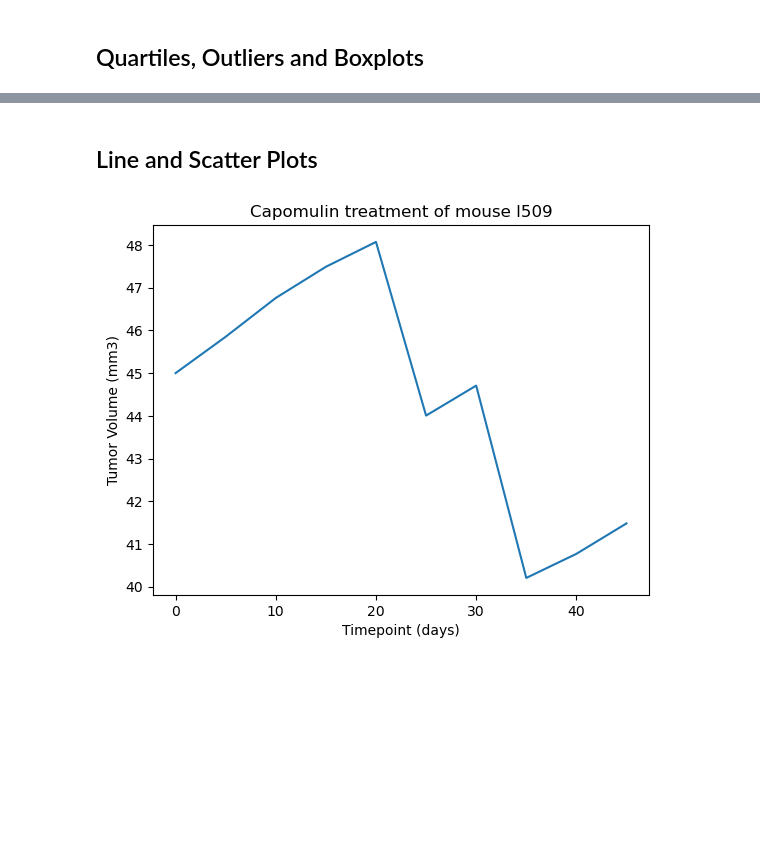
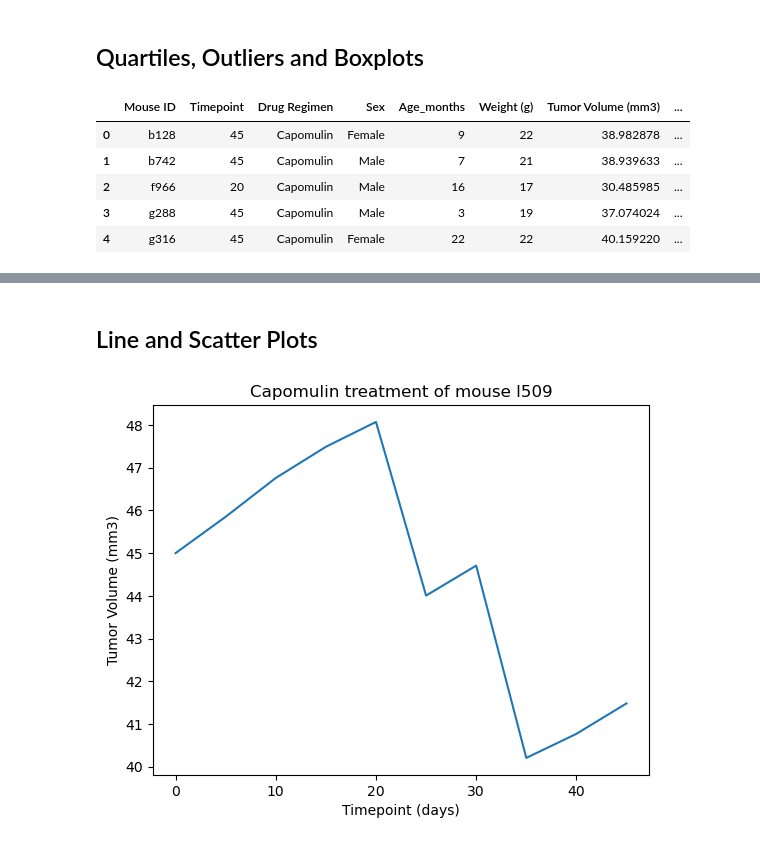
Before and after one commit to DakNewcomb/Module_5_challenge, a Jupyter notebook: Pymaceuticals/pymaceuticals_starter.ipynb, the cells around one changed output, grey strips where cells are left out. Saved outputs shown, nothing was run; the diff lists cells and outputs as text; code cells hidden in the pictures; blank space fills up the shorter version.

```diff
--- a/Pymaceuticals/pymaceuticals_starter.ipynb
+++ b/Pymaceuticals/pymaceuticals_starter.ipynb
@@ -165,8 +171,28 @@ Text(0, 0.5, 'Number of Observed Mouse Timepoints')
 # %%
 # Calculate the final tumor volume of each mouse across four of the treatment regimens:
 # Capomulin, Ramicane, Infubinol, and Ceftamin
+Capomulin = cleaned_df.loc[(cleaned_df['Drug Regimen']=='Capomulin')]
+Ramicane = cleaned_df.loc[cleaned_df['Drug Regimen']=='Ramicane']
+Infubinol = cleaned_df.loc[cleaned_df['Drug Regimen']=='Infubinol']
+Ceftamin = cleaned_df.loc[cleaned_df['Drug Regimen']=='Ceftamin']
 
 # Start by getting the last (greatest) timepoint for each mouse
-
+cap_max = pd.DataFrame(Capomulin.groupby(['Mouse ID'])['Timepoint'].max()).reset_index()
+ram_max = pd.DataFrame(Ramicane.groupby(['Mouse ID'])['Timepoint'].max()).reset_index()
+inf_max = pd.DataFrame(Infubinol.groupby(['Mouse ID'])['Timepoint'].max()).reset_index()
+cef_max = pd.DataFrame(Ceftamin.groupby(['Mouse ID'])['Timepoint'].max()).reset_index()
 
 # Merge this group df with the original DataFrame to get the tumor volume at the last timepoint
+
+merge1 = pd.merge(cap_max, ram_max, how='outer')
+merge2 = pd.merge(merge1, inf_max, how='outer')
+merge3 = pd.merge(merge2, cef_max, how='outer')
+final_volume = pd.merge(merge3, cleaned_df, on=['Mouse ID','Timepoint'])
+final_volume.head()
+# %% [output]
+|  | Mouse ID | Timepoint | Drug Regimen | Sex | Age_months | Weight (g) | Tumor Volume (mm3) | ... |
+| 0 | b128 | 45 | Capomulin | Female | 9 | 22 | 38.982878 | ... |
+| 1 | b742 | 45 | Capomulin | Male | 7 | 21 | 38.939633 | ... |
+| 2 | f966 | 20 | Capomulin | Male | 16 | 17 | 30.485985 | ... |
+| 3 | g288 | 45 | Capomulin | Male | 3 | 19 | 37.074024 | ... |
+| 4 | g316 | 45 | Capomulin | Female | 22 | 22 | 40.159220 | ... |
```
Also changed, not shown: parts of 5 cells of this notebook.
